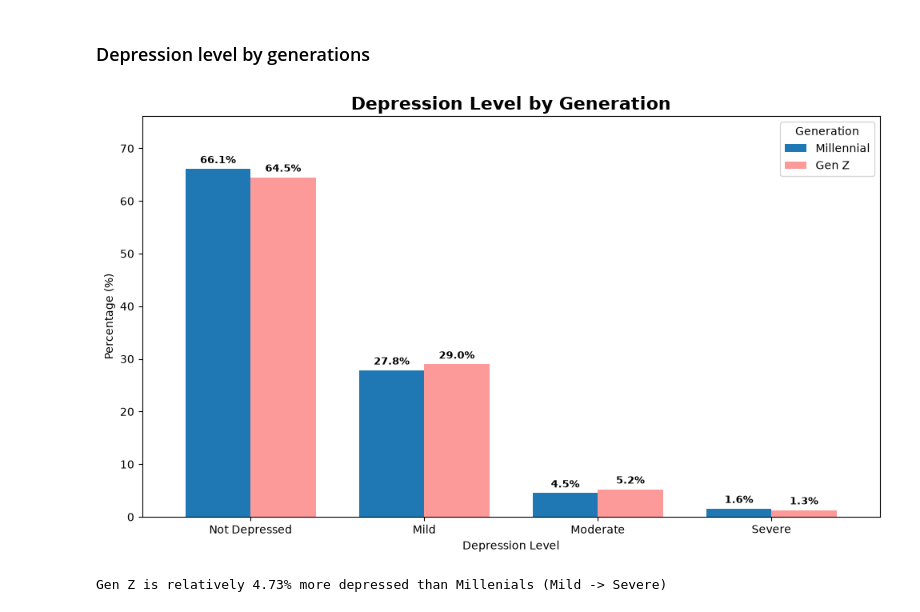
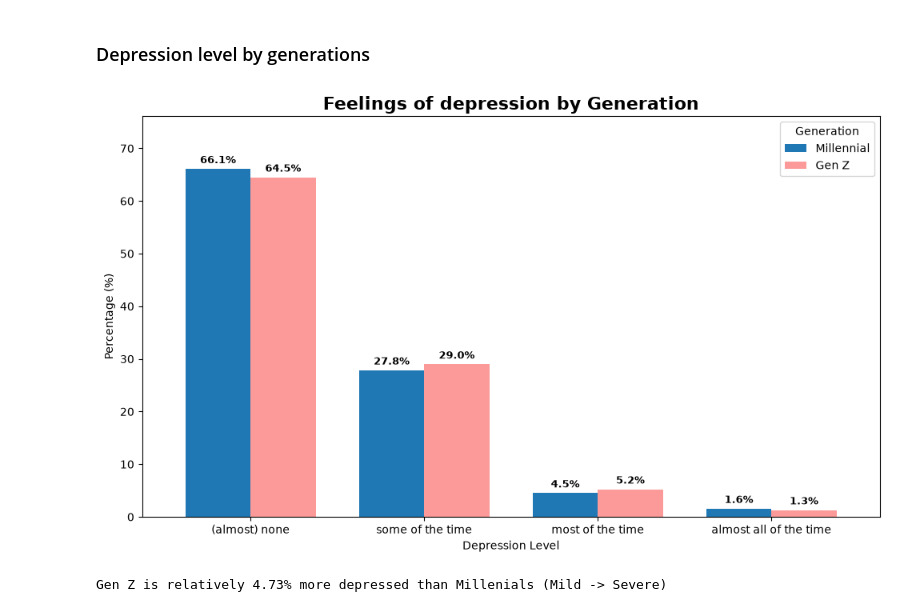
Before and after one commit to nazaninfallahh/DS_GroupProject, a Jupyter notebook: project-data.ipynb, the cells around one changed output. Drawn from its saved outputs; the diff is of its cells as text; code cells hidden in the pictures.

```diff
--- a/project-data.ipynb
+++ b/project-data.ipynb
@@ -35,6 +35,7 @@ df['generation'] = np.where(df['yrbrn'] >= 1997, 'Gen Z', 'Millennial')
 # %%
 selected_cols = [
     'age',
+    'cntry',
     'generation',
     'netustm',      # Internet use in minutes
     'slprl',        # Restless sleep
@@ -277,10 +282,10 @@ plt.show()
 ### Depression level by generations
 # %%
 labels = {
-    1: 'Not Depressed',
-    2: 'Mild',
-    3: 'Moderate',
-    4: 'Severe'
+    1: '(almost) none',
+    2: 'some of the time',
+    3: 'most of the time',
+    4: 'almost all of the time'
 }
 
 data_all['depression_level'] = data_all['fltdpr'].map(labels)
@@ -301,35 +306,35 @@ ax = counts.T.plot(
     kind='bar',
     figsize=(10, 6),
     color=['#1f78b4', '#fb9a99'],
     width=0.75
 )
 
 for container in ax.containers:
     ax.bar_label(
         container,
         fmt='%.1f%%',
         padding=3,
         fontsize=9,
         fontweight='bold'
     )
 
 ax.set_xlabel('Depression Level')
 ax.set_ylabel('Percentage (%)')
 ax.set_title(
-    'Depression Level by Generation',
+    'Feelings of depression by Generation',
     fontsize=16,
     fontweight='bold'
 )
 
 ax.set_xticklabels(labels.values(), rotation=0)
 ax.legend(title='Generation')
 
 ax.set_ylim(0, counts.max().max() + 10)
 
 plt.tight_layout()
 plt.show()
 # %% [output]
-[figure, old version]
+[figure, new version]
 # %%
 percentage_2_4 = (
     data_all[data_all['fltdpr'] >= 2]
```
Also changed, not shown: parts of 5 cells of this notebook, 3 other files.
